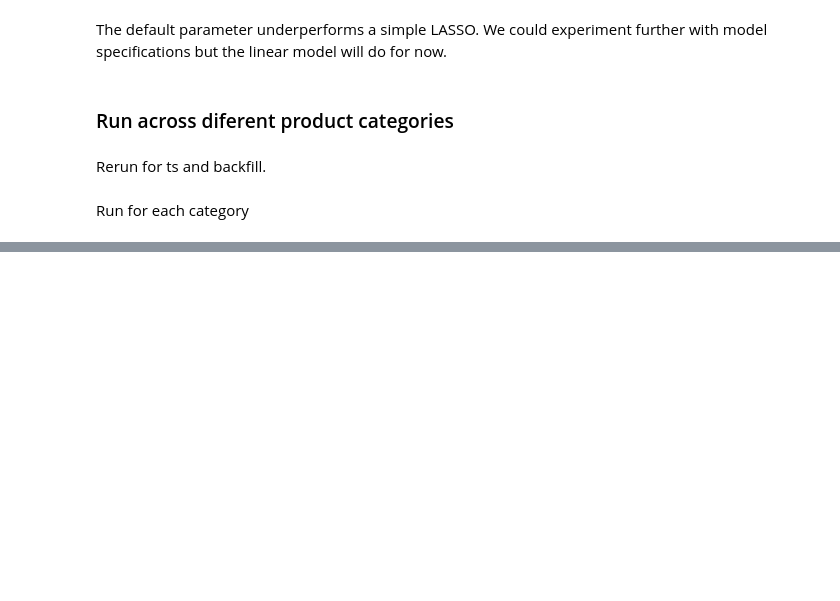
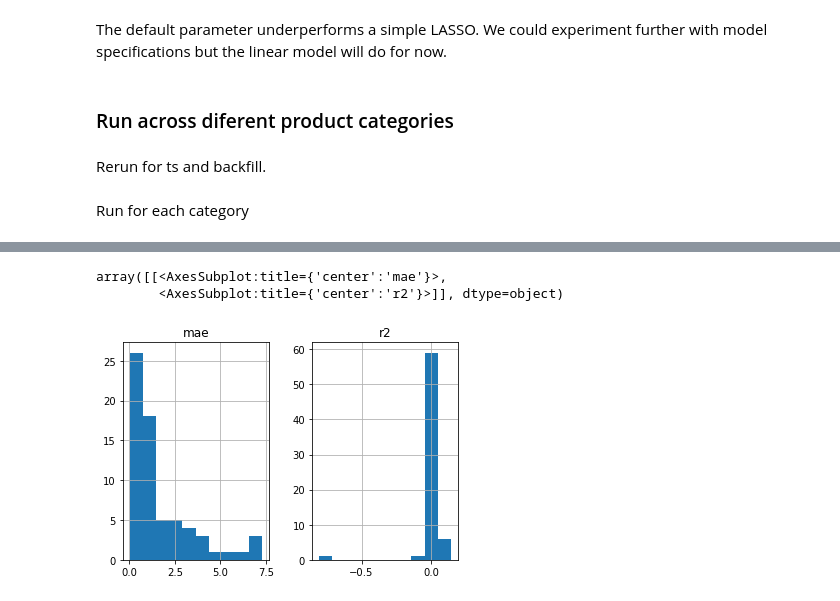
Before and after one commit to loerssoni/ecommece-wknd, a Jupyter notebook: exploratory/1.2-Demand-ROFL.ipynb, the cells around one changed output, grey strips where cells are left out. Saved outputs shown, nothing was run; the diff lists cells and outputs as text; code cells hidden in the pictures; blank space fills up the shorter version.

```diff
--- a/exploratory/1.2-Demand-ROFL.ipynb
+++ b/exploratory/1.2-Demand-ROFL.ipynb
@@ -142,0 +145,8 @@ for cat in categories:
+# %%
+metrics = pd.DataFrame(results).T['metrics'].apply(pd.Series)
+# %%
+metrics.hist()
+# %% [output]
+array([[<AxesSubplot:title={'center':'mae'}>,
+        <AxesSubplot:title={'center':'r2'}>]], dtype=object)
+[figure, added]
```
Also changed, not shown: parts of 1 cell of this notebook.
